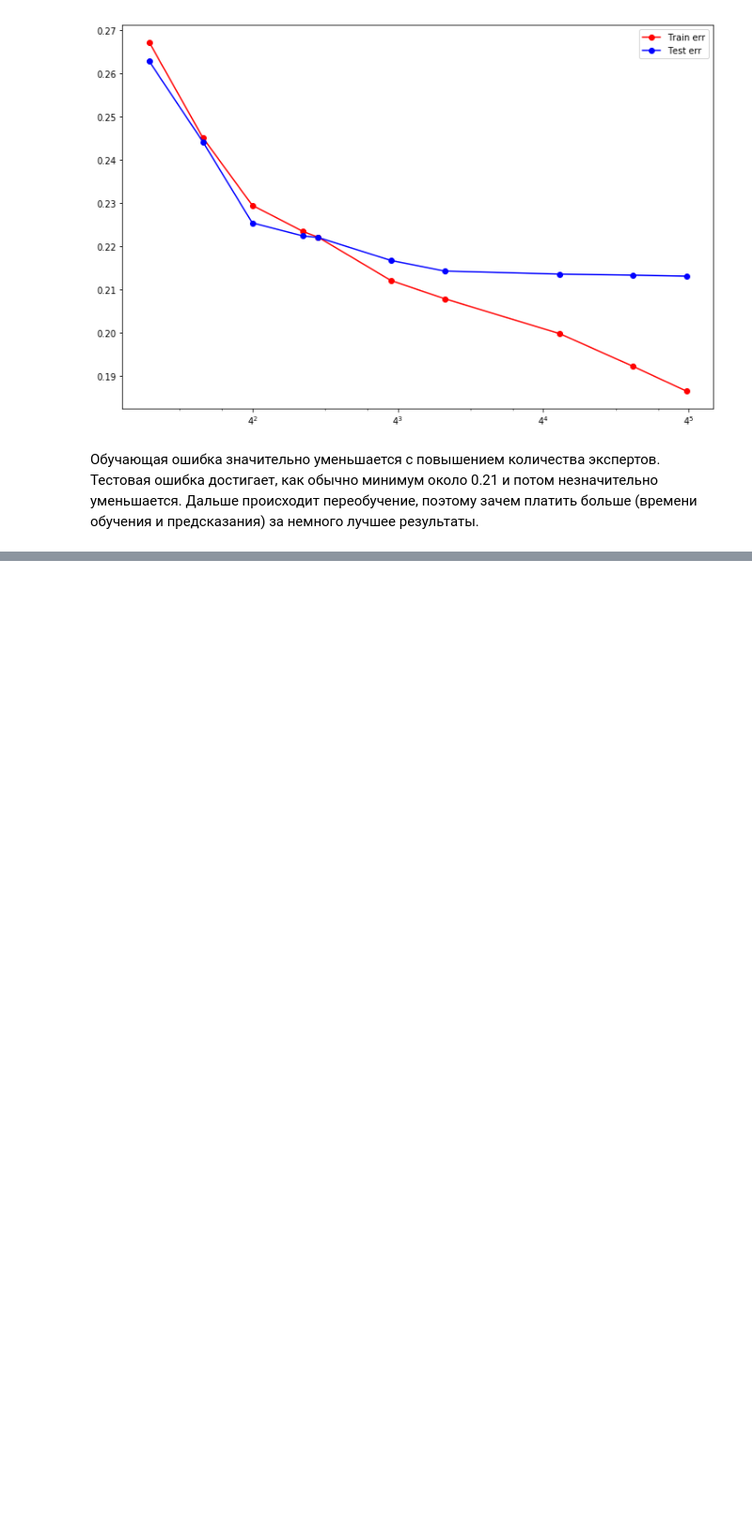
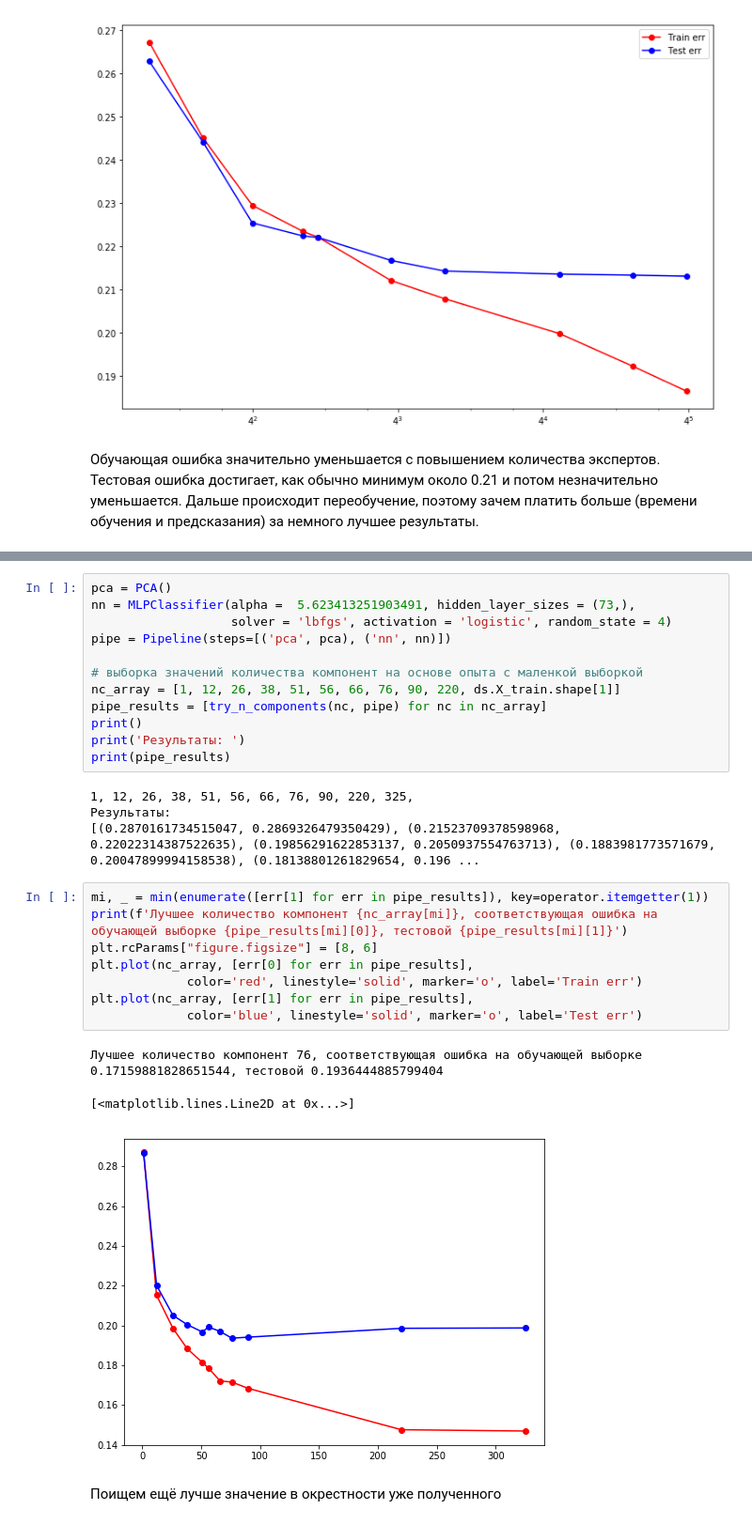
Before and after one commit to kormang/MachineLearningCourseProject, a Jupyter notebook: gss.ipynb, the cells around one changed output, grey strips where cells are left out. Shown at 94% size. Drawn from its saved outputs; the diff is of its cells as text; blank space fills up the shorter version.

```diff
--- a/gss.ipynb
+++ b/gss.ipynb
@@ -1126,0 +1306,30 @@ plot_forest_results(results_for_gbt, n_estimators)
+# %%
+pca = PCA()
+nn = MLPClassifier(alpha =  5.623413251903491, hidden_layer_sizes = (73,),
+                   solver = 'lbfgs', activation = 'logistic', random_state = 4)
+pipe = Pipeline(steps=[('pca', pca), ('nn', nn)])
+
+# выборка значений количества компонент на основе опыта с маленкой выборкой
+nc_array = [1, 12, 26, 38, 51, 56, 66, 76, 90, 220, ds.X_train.shape[1]]
+pipe_results = [try_n_components(nc, pipe) for nc in nc_array]
+print()
+print('Результаты: ')
+print(pipe_results)
+# %% [output]
+1, 12, 26, 38, 51, 56, 66, 76, 90, 220, 325,
+Результаты:
+[(0.2870161734515047, 0.2869326479350429), (0.21523709378598968, 0.22022314387522635), (0.19856291622853137, 0.2050937554763713), (0.1883981773571679, 0.20047899994158538), (0.18138801261829654, 0.196 ...
+# %%
+mi, _ = min(enumerate([err[1] for err in pipe_results]), key=operator.itemgetter(1))
+print(f'Лучшее количество компонент {nc_array[mi]}, соответствующая ошибка на обучающей выборке {pipe_results[mi][0]}, тестовой {pipe_results[mi][1]}')
+plt.rcParams["figure.figsize"] = [8, 6]
+plt.plot(nc_array, [err[0] for err in pipe_results],
+             color='red', linestyle='solid', marker='o', label='Train err')
+plt.plot(nc_array, [err[1] for err in pipe_results],
+             color='blue', linestyle='solid', marker='o', label='Test err')
+# %% [output]
+Лучшее количество компонент 76, соответствующая ошибка на обучающей выборке 0.17159881828651544, тестовой 0.1936444885799404
+[<matplotlib.lines.Line2D at 0x...>]
+[figure, added]
+# %% [markdown]
+Поищем ещё лучше значение в окрестности уже полученного
```
Also changed, not shown: parts of 56 cells of this notebook.
